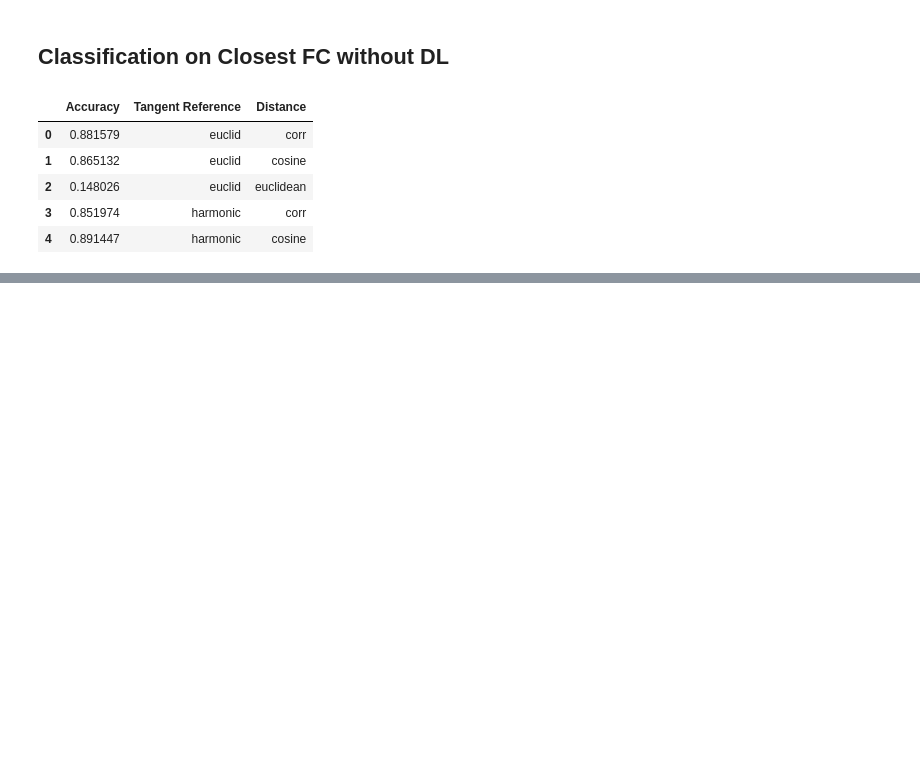
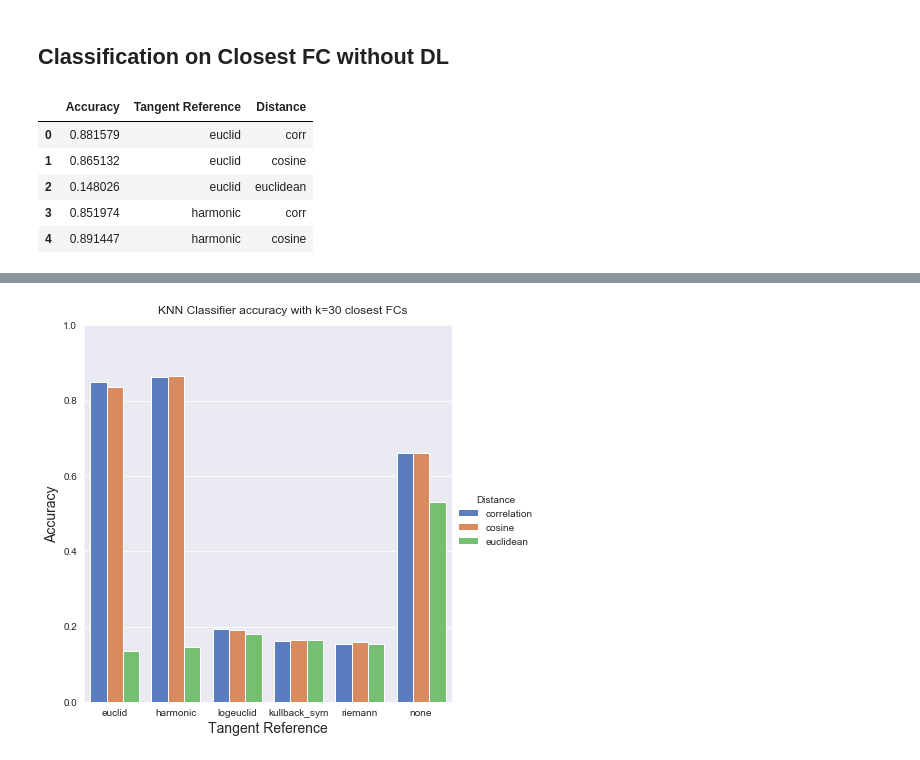
Before and after one commit to mwang29/fmri_learning, a Jupyter notebook: results/Data Visualizations.ipynb, the cells around one changed output, grey strips where cells are left out. Saved outputs shown, nothing was run; the diff lists cells and outputs as text; code cells hidden in the pictures; blank space fills up the shorter version.

Commit message:
knn classifier

```diff
--- a/results/Data Visualizations.ipynb
+++ b/results/Data Visualizations.ipynb
@@ -46,0 +51,7 @@ plt.show()
+# %%
+knn_distances = pd.read_csv('knn_distances.csv', names=["Type", "Accuracy"])
+new = knn_distances["Type"].str.rsplit("_", n = 1, expand = True)
+knn_distances['Tangent Reference'] = new[0]
+knn_distances['Distance'] = new[1]
+knn_distances.drop(columns =["Type"], inplace = True)
+knn_distances.head()
@@ -46,0 +65,8 @@ plt.show()
+# %%
+ref_plot = sns.catplot(x="Tangent Reference", y="Accuracy", hue="Distance", data=knn_distances,
+                height=6, kind="bar", palette="muted").set(ylim=(0, 1))
+ref_plot.fig.suptitle('KNN Classifier accuracy with k=30 closest FCs', y=1.02)
+plt.savefig('knn_classification.png', bbox_inches='tight')
+plt.show()
+# %% [output]
+[figure, added]
```
Also changed, not shown: parts of 3 cells of this notebook, 4 other files.
